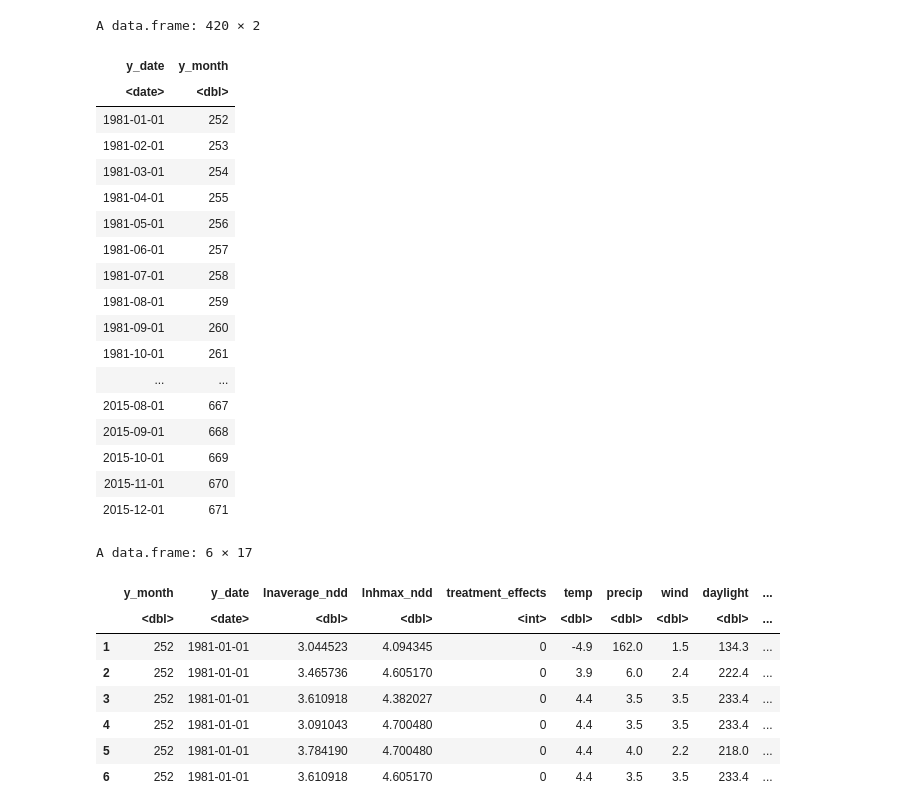
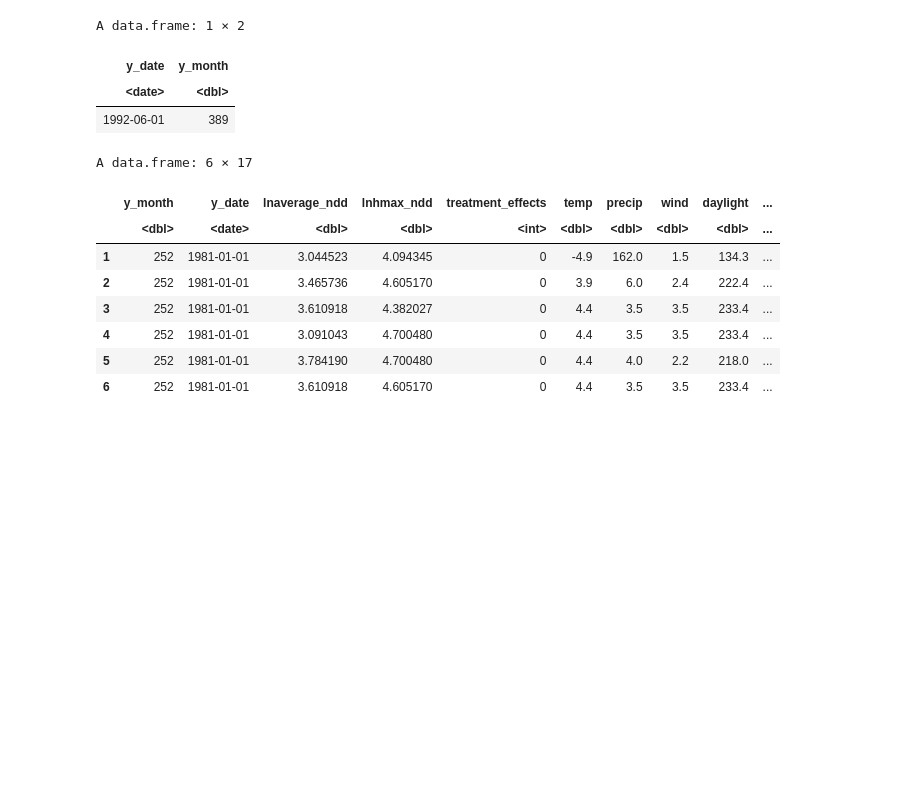
Before and after one commit to lemonhead94/urban_air_quality_jp, a Jupyter notebook: notebooks/eda.ipynb, the cells around one changed output. Saved outputs shown, nothing was run; the diff lists cells and outputs as text; code cells hidden in the pictures; blank space fills up the shorter version.

```diff
--- a/notebooks/eda.ipynb
+++ b/notebooks/eda.ipynb
@@ -11,32 +11,20 @@ df <- read.csv("../data/nishitateno_burke_2020.csv", sep = ";")
 # %%
 first_date <- as.Date("1981-01-01")
 last_date <- as.Date("2015-12-01")
 # create a table with all the dates between first_date and last_date and the absolute number of months starting at 252
 dates <- data.frame(
   y_date = seq(first_date, last_date, by = "month"),
   y_month = seq(252, 671, by = 1)
 )
-dates
+
+# get y_month where y_date is 1992-06-01
+dates %>%
+  filter(y_date == "1992-06-01")
 # %% [output]
-A data.frame: 420 × 2
+A data.frame: 1 × 2
 | y_date | y_month |
 | <date> | <dbl> |
-| 1981-01-01 | 252 |
-| 1981-02-01 | 253 |
-| 1981-03-01 | 254 |
-| 1981-04-01 | 255 |
-| 1981-05-01 | 256 |
-| 1981-06-01 | 257 |
-| 1981-07-01 | 258 |
-| 1981-08-01 | 259 |
-| 1981-09-01 | 260 |
-| 1981-10-01 | 261 |
-| ... | ... |
-| 2015-08-01 | 667 |
-| 2015-09-01 | 668 |
-| 2015-10-01 | 669 |
-| 2015-11-01 | 670 |
-| 2015-12-01 | 671 |
+| 1992-06-01 | 389 |
 # %%
 df <- merge(dates, df, by = "y_month", all.x = TRUE)
 # %%
```
Also changed, not shown: parts of 22 cells of this notebook, 2 other files.
